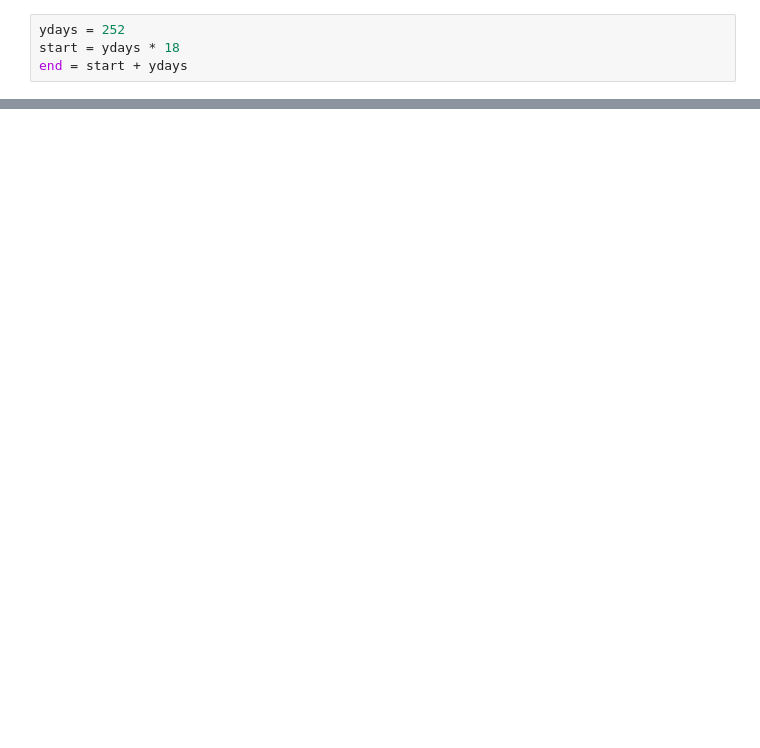
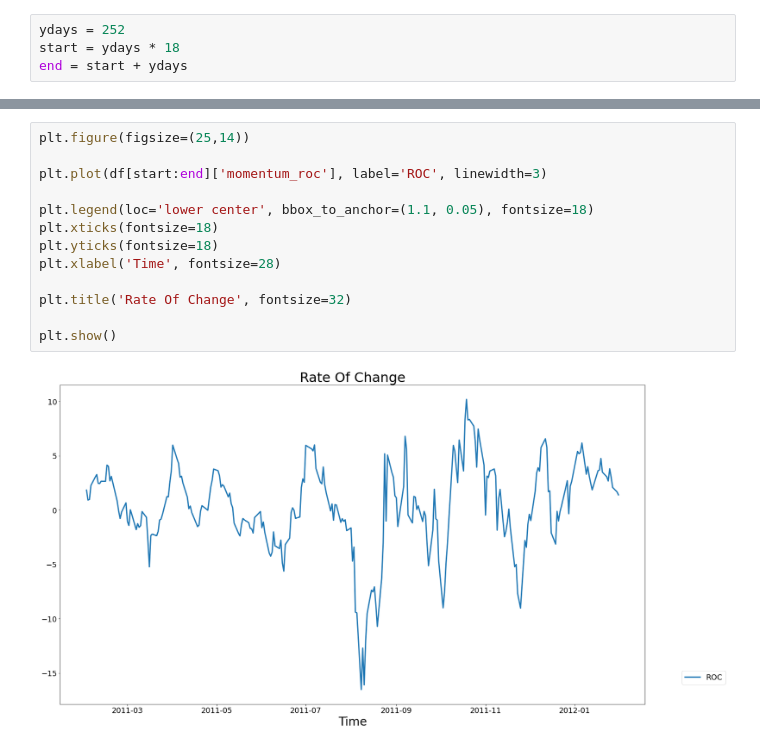
Before and after one commit to lqwdev/ai349-project, a Jupyter notebook: src/explore.ipynb, the cells around one changed output, grey strips where cells are left out. Saved outputs shown, nothing was run; the diff lists cells and outputs as text; blank space fills up the shorter version.

```diff
--- a/src/explore.ipynb
+++ b/src/explore.ipynb
@@ -184,0 +180,15 @@ plt.show()
+# %%
+plt.figure(figsize=(25,14))
+
+plt.plot(df[start:end]['momentum_roc'], label='ROC', linewidth=3)
+
+plt.legend(loc='lower center', bbox_to_anchor=(1.1, 0.05), fontsize=18)
+plt.xticks(fontsize=18)
+plt.yticks(fontsize=18)
+plt.xlabel('Time', fontsize=28)
+
+plt.title('Rate Of Change', fontsize=32)
+
+plt.show()
+# %% [output]
+[figure, added]
```
Also changed, not shown: parts of 20 cells of this notebook, 1 other file.
